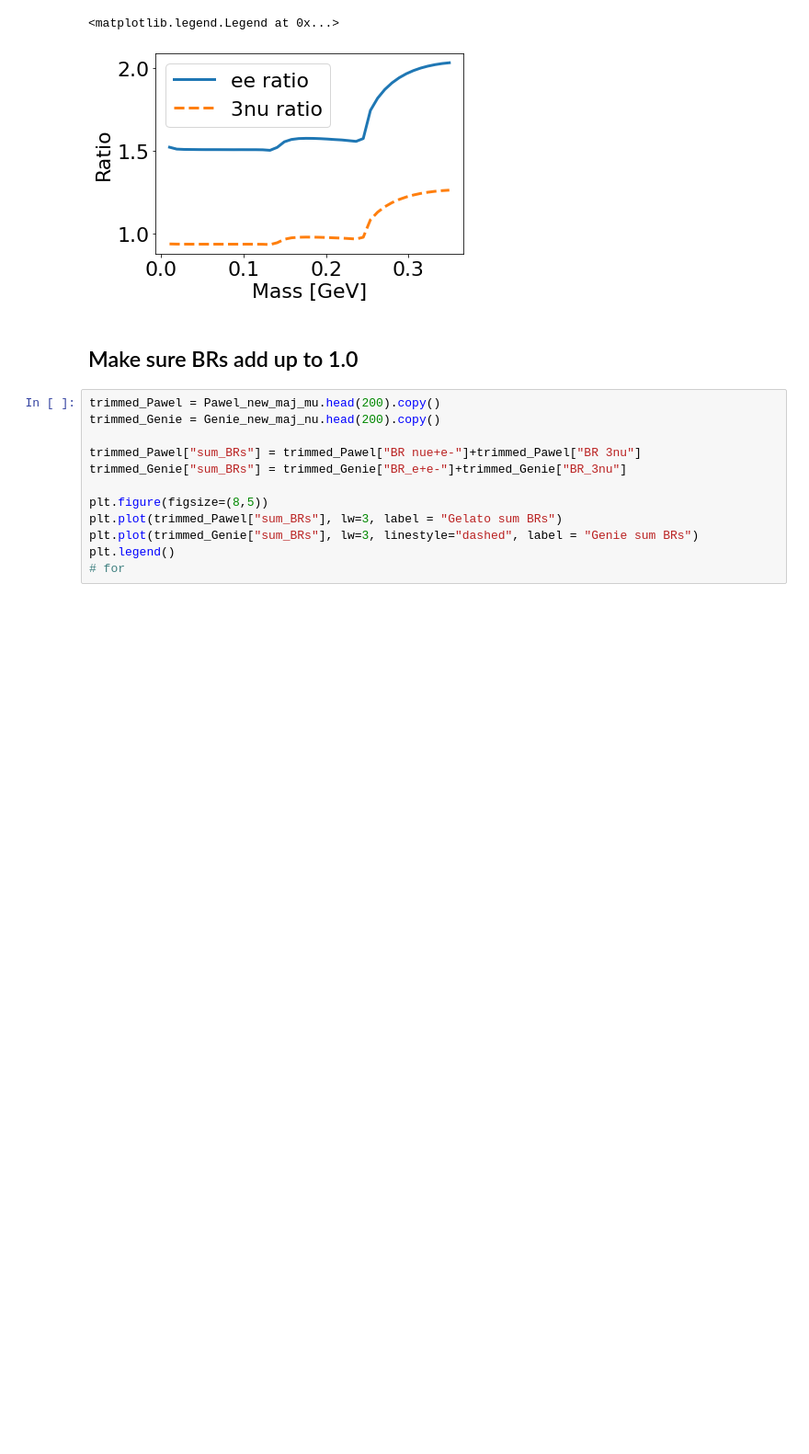
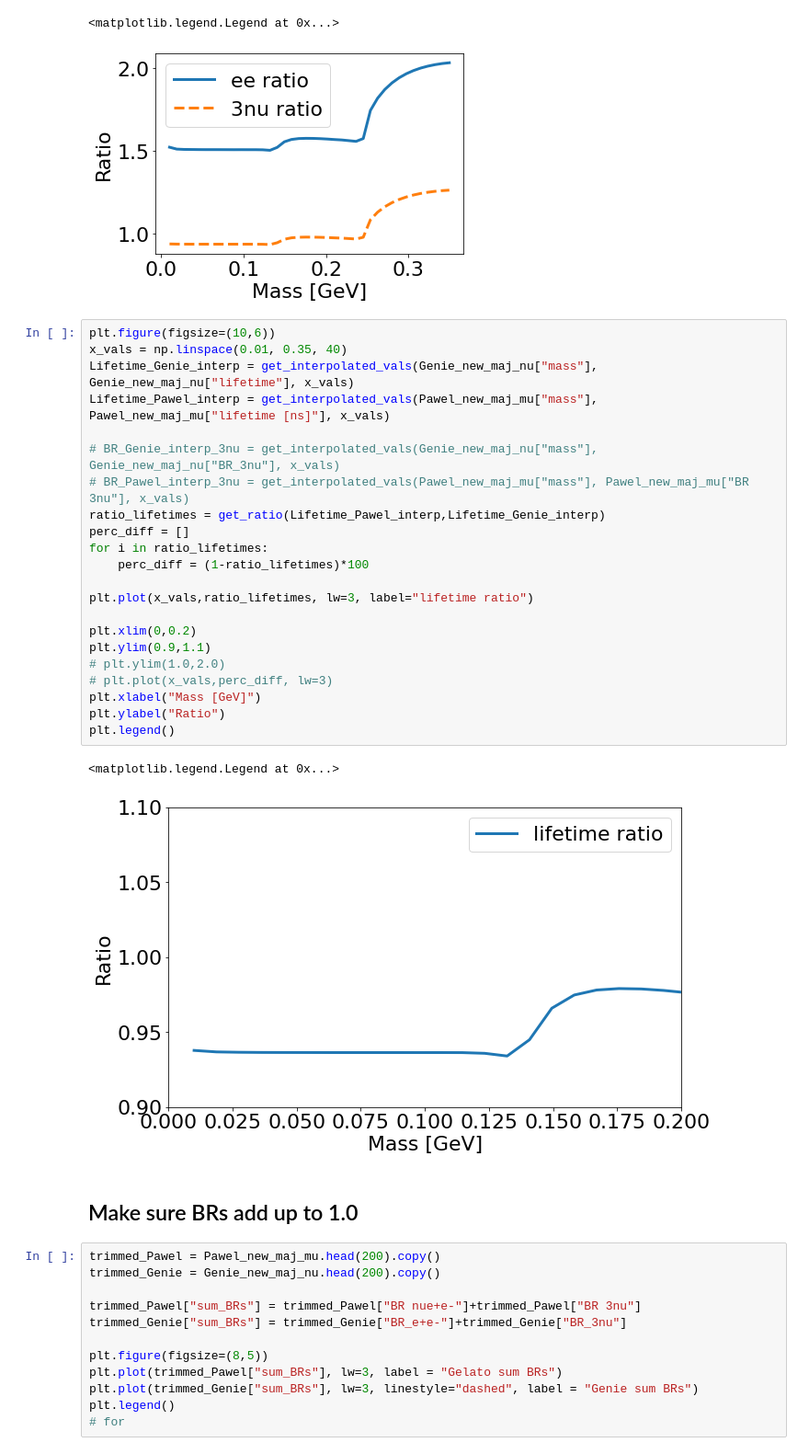
Before and after one commit to dmarsden01/uboone_HNL_analysis, a Jupyter notebook: Rough_rate_calculation.ipynb, the cells around one changed output. Shown at 92% size. Cells and saved outputs as stored; diff of their text form; blank space fills up the shorter version.

```diff
--- a/Rough_rate_calculation.ipynb
+++ b/Rough_rate_calculation.ipynb
@@ -281,6 +300,31 @@ plt.legend()
 # %% [output]
 <matplotlib.legend.Legend at 0x...>
 [figure]
+# %%
+plt.figure(figsize=(10,6))
+x_vals = np.linspace(0.01, 0.35, 40)
+Lifetime_Genie_interp = get_interpolated_vals(Genie_new_maj_nu["mass"], Genie_new_maj_nu["lifetime"], x_vals)
+Lifetime_Pawel_interp = get_interpolated_vals(Pawel_new_maj_mu["mass"], Pawel_new_maj_mu["lifetime [ns]"], x_vals)
+
+# BR_Genie_interp_3nu = get_interpolated_vals(Genie_new_maj_nu["mass"], Genie_new_maj_nu["BR_3nu"], x_vals)
+# BR_Pawel_interp_3nu = get_interpolated_vals(Pawel_new_maj_mu["mass"], Pawel_new_maj_mu["BR 3nu"], x_vals)
+ratio_lifetimes = get_ratio(Lifetime_Pawel_interp,Lifetime_Genie_interp)
+perc_diff = []
+for i in ratio_lifetimes:
+    perc_diff = (1-ratio_lifetimes)*100
+
+plt.plot(x_vals,ratio_lifetimes, lw=3, label="lifetime ratio")
+
+plt.xlim(0,0.2)
+plt.ylim(0.9,1.1)
+# plt.ylim(1.0,2.0)
+# plt.plot(x_vals,perc_diff, lw=3)
+plt.xlabel("Mass [GeV]")
+plt.ylabel("Ratio")
+plt.legend()
+# %% [output]
+<matplotlib.legend.Legend at 0x...>
+[figure, added]
 # %% [markdown]
 ## Make sure BRs add up to 1.0
 # %%
```
Also changed, not shown: parts of 5 cells of this notebook, 2 other files.
